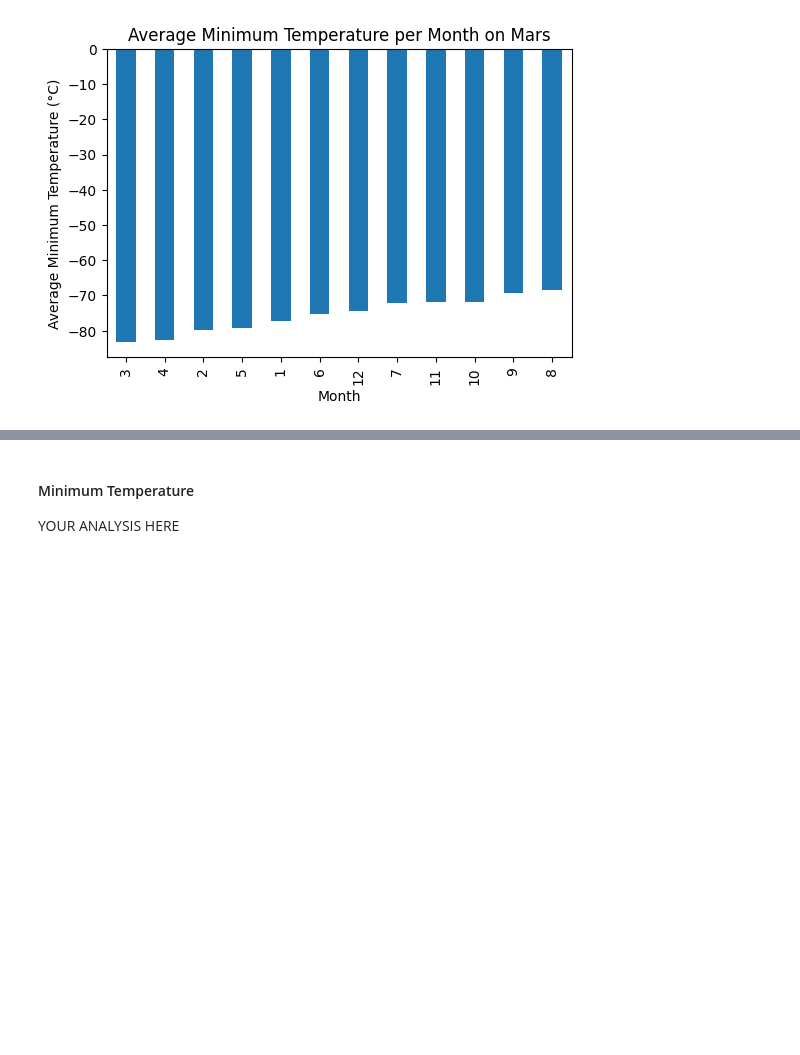
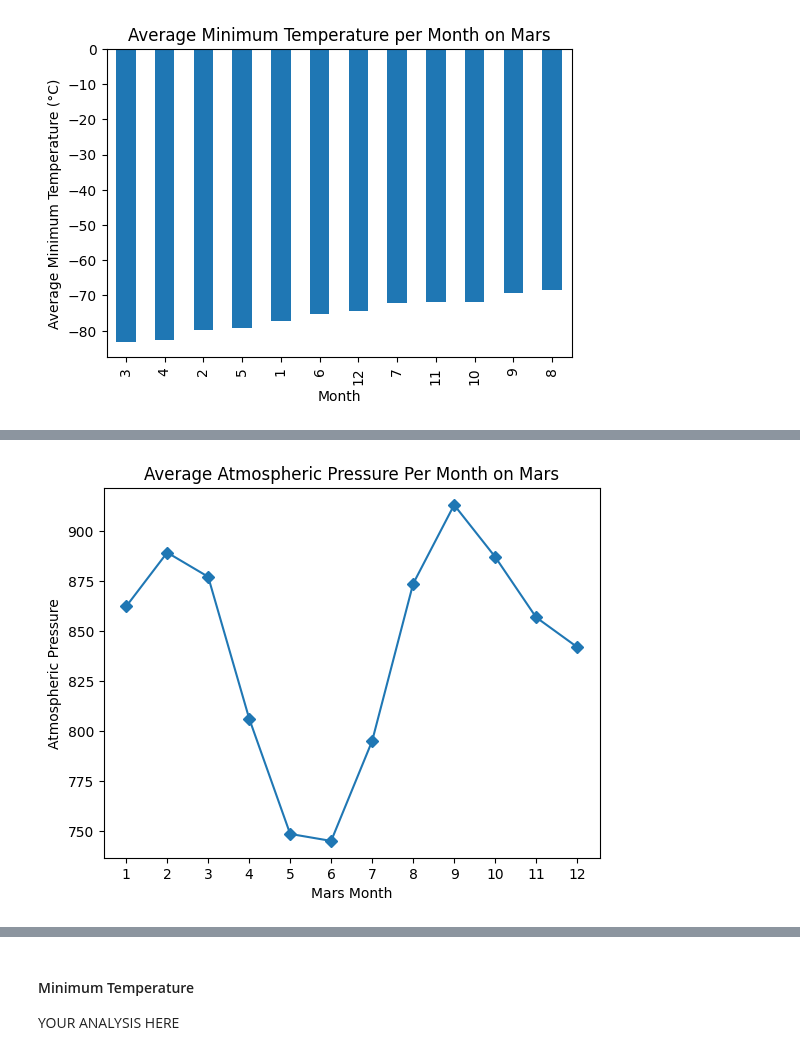
Before and after one commit to realmattimatt/mars-news-and-weather-analysis, a Jupyter notebook: Resources/Starter_Code/part_2_mars_weather.ipynb, the cells around one changed output, grey strips where cells are left out. Saved outputs shown, nothing was run; the diff lists cells and outputs as text; code cells hidden in the pictures; blank space fills up the shorter version.

Commit message:
Worked on finializying the last chart

```diff
--- a/Resources/Starter_Code/part_2_mars_weather.ipynb
+++ b/Resources/Starter_Code/part_2_mars_weather.ipynb
@@ -232,3 +232,5 @@ plt.show()
 [figure]
 # %%
 # 4. What is the average pressure by month?
+avg_pressure_per_month = mars_weather_df.groupby('month')['pressure'].mean()
+avg_pressure_per_month
@@ -237,2 +252,12 @@ plt.show()
+# %%
+# Plot the average pressure by month
+plt.plot(avg_pressure_per_month, marker= "D")
+plt.title("Average Atmospheric Pressure Per Month on Mars")
+plt.xlabel("Mars Month")
+plt.ylabel("Atmospheric Pressure")
+plt.xticks(ticks=range(1, 13))
+plt.show()
+# %% [output]
+[figure, added]
 # %%
 # Identify the lowest and highest pressure months in Curiosity's location by sorting the previous graph
```
Also changed, not shown: parts of 7 cells of this notebook.
